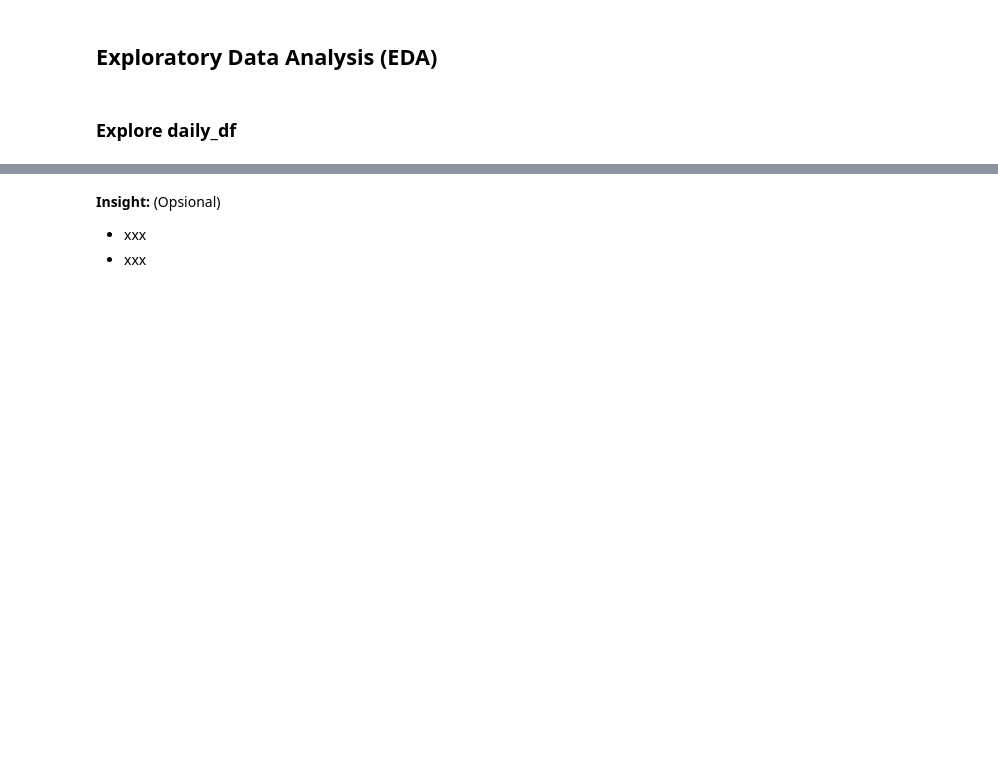
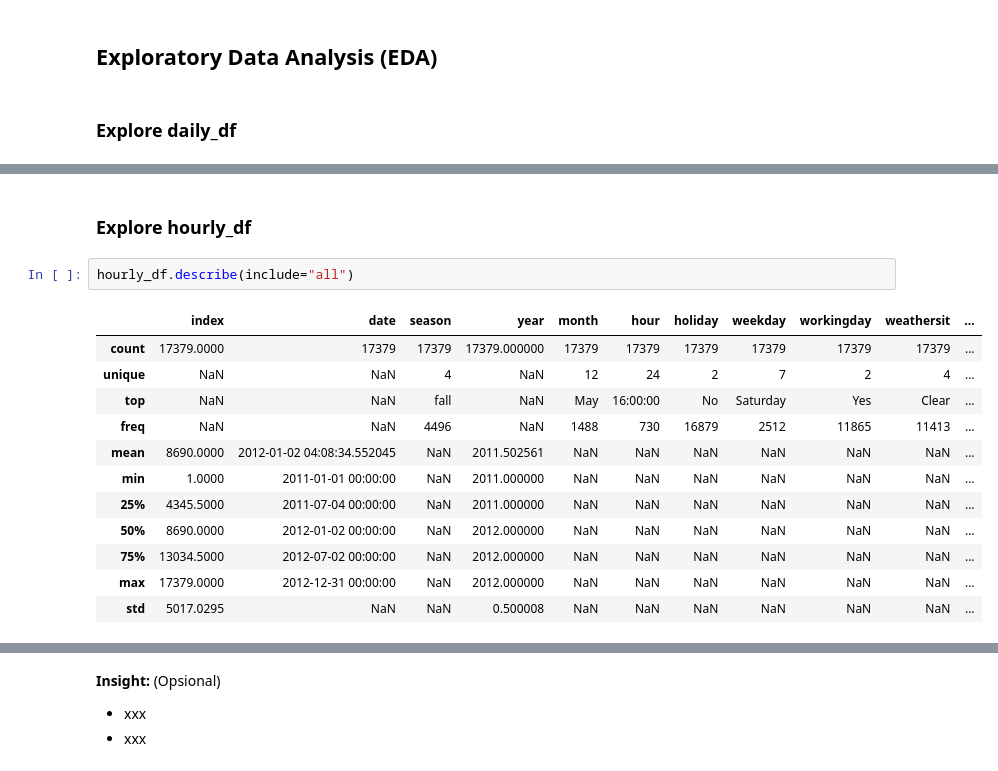
Before and after one commit to muchammadwr/bike-sharing-analytics, a Jupyter notebook: notebook.ipynb, the cells around one changed output, grey strips where cells are left out. Drawn from its saved outputs; the diff is of its cells as text; blank space fills up the shorter version.

```diff
--- a/notebook.ipynb
+++ b/notebook.ipynb
@@ -427,0 +686,17 @@ daily_df.head()
+# %% [markdown]
+### Explore hourly_df
+# %%
+hourly_df.describe(include="all")
+# %% [output]
+|  | index | date | season | year | month | hour | holiday | weekday | workingday | weathersit | ... |
+| count | 17379.0000 | 17379 | 17379 | 17379.000000 | 17379 | 17379 | 17379 | 17379 | 17379 | 17379 | ... |
+| unique | NaN | NaN | 4 | NaN | 12 | 24 | 2 | 7 | 2 | 4 | ... |
+| top | NaN | NaN | fall | NaN | May | 16:00:00 | No | Saturday | Yes | Clear | ... |
+| freq | NaN | NaN | 4496 | NaN | 1488 | 730 | 16879 | 2512 | 11865 | 11413 | ... |
+| mean | 8690.0000 | 2012-01-02 04:08:34.552045 | NaN | 2011.502561 | NaN | NaN | NaN | NaN | NaN | NaN | ... |
+| min | 1.0000 | 2011-01-01 00:00:00 | NaN | 2011.000000 | NaN | NaN | NaN | NaN | NaN | NaN | ... |
+| 25% | 4345.5000 | 2011-07-04 00:00:00 | NaN | 2011.000000 | NaN | NaN | NaN | NaN | NaN | NaN | ... |
+| 50% | 8690.0000 | 2012-01-02 00:00:00 | NaN | 2012.000000 | NaN | NaN | NaN | NaN | NaN | NaN | ... |
+| 75% | 13034.5000 | 2012-07-02 00:00:00 | NaN | 2012.000000 | NaN | NaN | NaN | NaN | NaN | NaN | ... |
+| max | 17379.0000 | 2012-12-31 00:00:00 | NaN | 2012.000000 | NaN | NaN | NaN | NaN | NaN | NaN | ... |
+| std | 5017.0295 | NaN | NaN | 0.500008 | NaN | NaN | NaN | NaN | NaN | NaN | ... |
```
Also changed, not shown: parts of 59 cells of this notebook, 3 other files.
